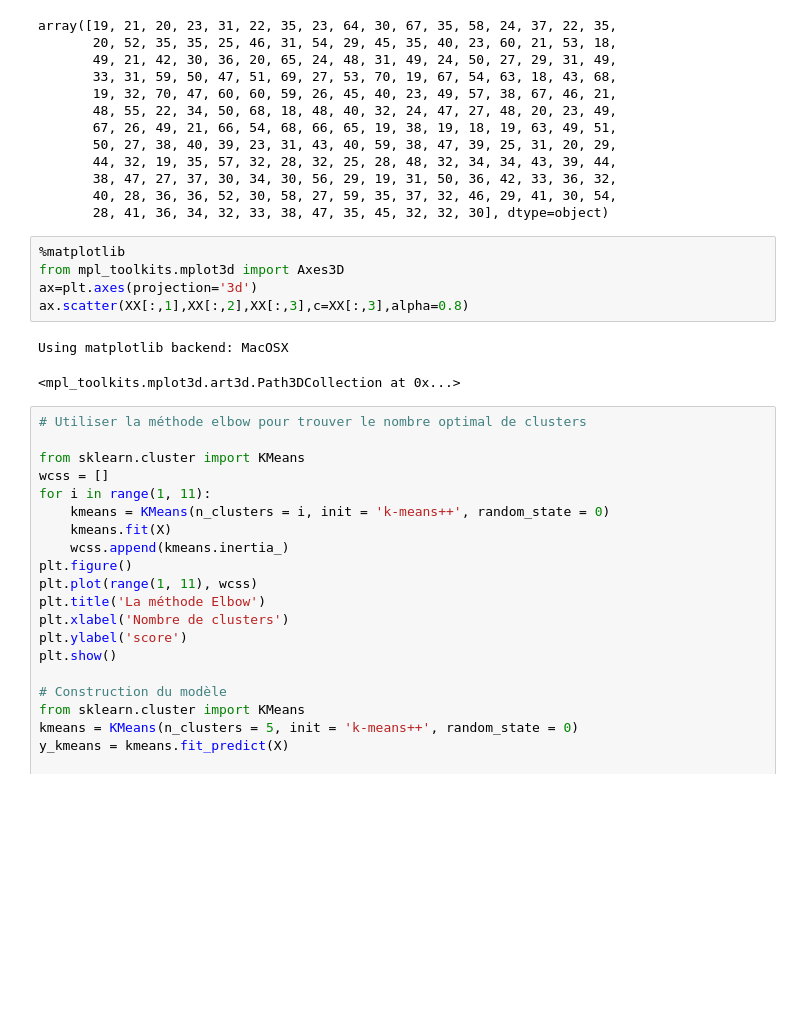
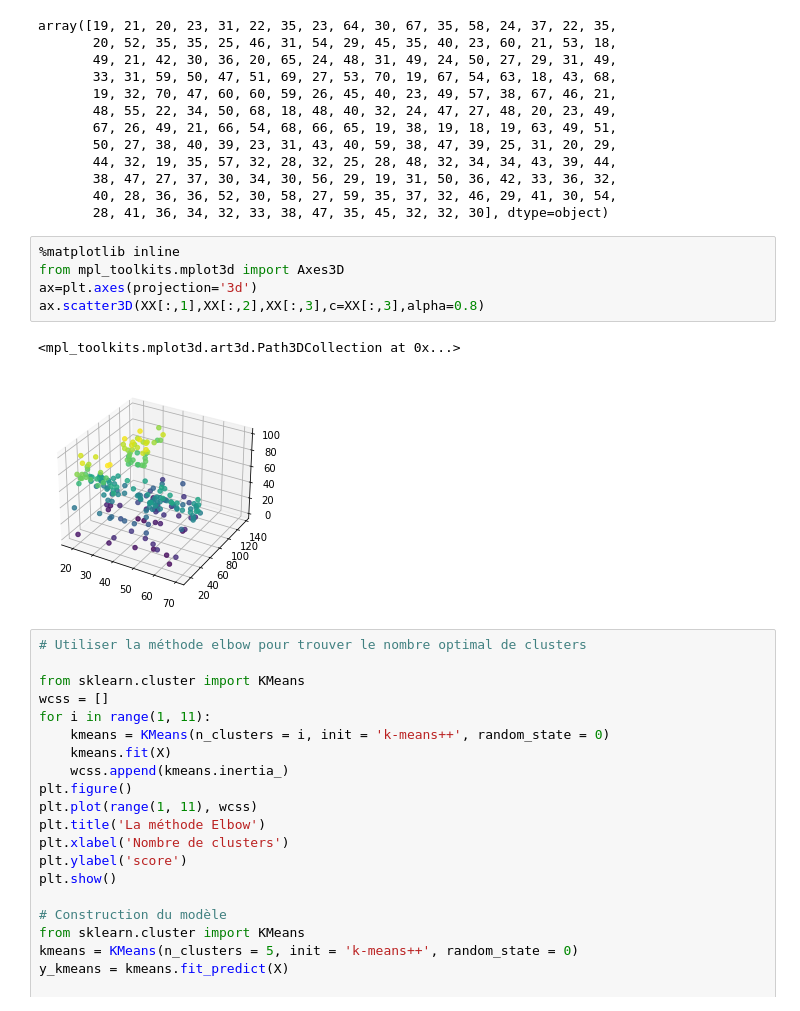
Before and after one commit to jmbernabotto/INSA2021, a Jupyter notebook: kmean.ipynb, the cells around one changed output. Saved outputs shown, nothing was run; the diff lists cells and outputs as text; blank space fills up the shorter version.

```diff
--- a/kmean.ipynb
+++ b/kmean.ipynb
@@ -240,13 +240,13 @@ array([19, 21, 20, 23, 31, 22, 35, 23, 64, 30, 67, 35, 58, 24, 37, 22, 35,
        40, 28, 36, 36, 52, 30, 58, 27, 59, 35, 37, 32, 46, 29, 41, 30, 54,
        28, 41, 36, 34, 32, 33, 38, 47, 35, 45, 32, 32, 30], dtype=object)
 # %%
-%matplotlib
+%matplotlib inline
 from mpl_toolkits.mplot3d import Axes3D
 ax=plt.axes(projection='3d')
-ax.scatter(XX[:,1],XX[:,2],XX[:,3],c=XX[:,3],alpha=0.8)
+ax.scatter3D(XX[:,1],XX[:,2],XX[:,3],c=XX[:,3],alpha=0.8)
 # %% [output]
-Using matplotlib backend: MacOSX
+<mpl_toolkits.mplot3d.art3d.Path3DCollection at 0x...>
-<mpl_toolkits.mplot3d.art3d.Path3DCollection at 0x...>
+[figure, added]
 # %%
 # Utiliser la méthode elbow pour trouver le nombre optimal de clusters
 
```
